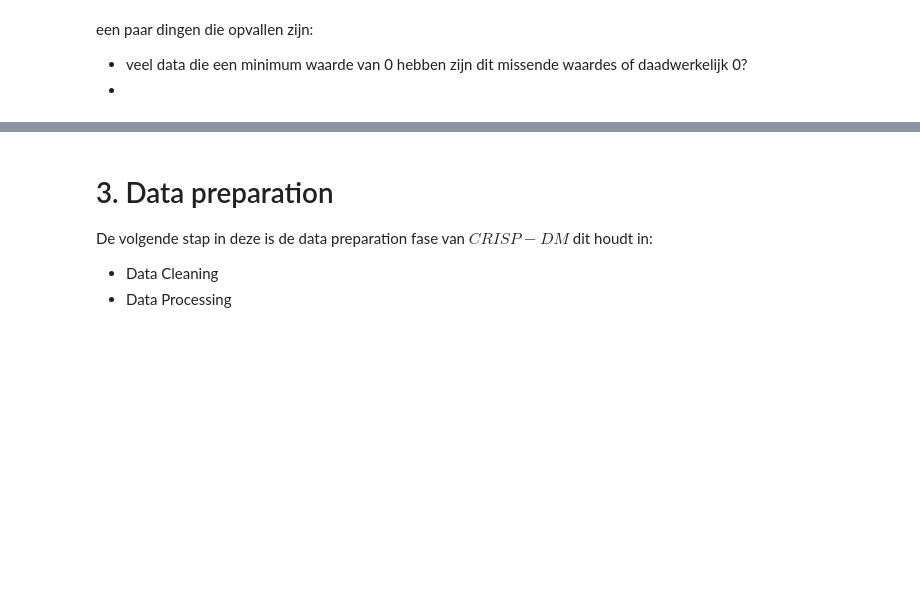
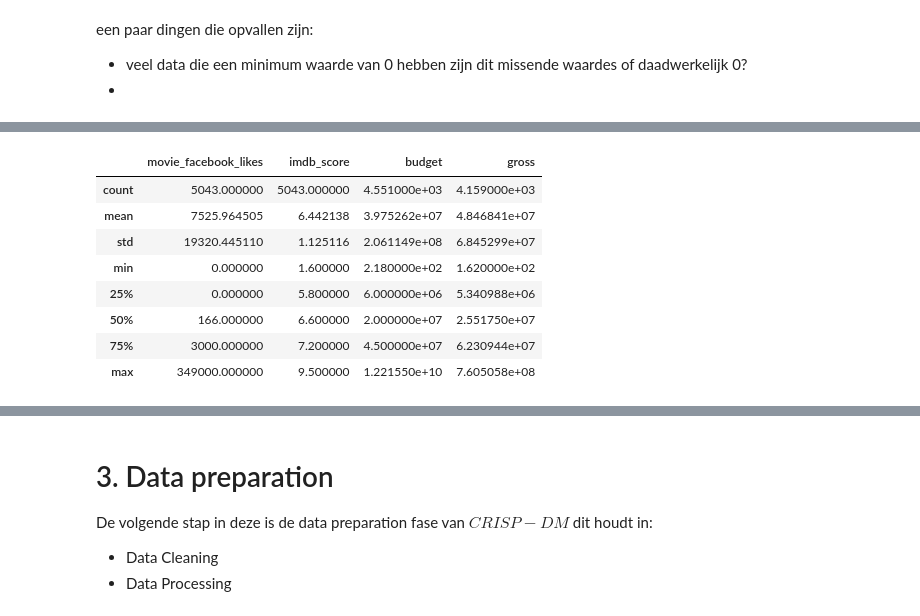
Before and after one commit to GitMathijs/CM2024-casus, a Jupyter notebook: CM_casusopdracht.ipynb, the cells around one changed output, grey strips where cells are left out. Saved outputs shown, nothing was run; the diff lists cells and outputs as text; code cells hidden in the pictures; blank space fills up the shorter version.

```diff
--- a/CM_casusopdracht.ipynb
+++ b/CM_casusopdracht.ipynb
@@ -88,0 +118,13 @@ een paar dingen die opvallen zijn:
+# %%
+# Centrum- en spreidingsmaten
+data_analyse.describe()
+# %% [output]
+|  | movie_facebook_likes | imdb_score | budget | gross |
+| count | 5043.000000 | 5043.000000 | 4.551000e+03 | 4.159000e+03 |
+| mean | 7525.964505 | 6.442138 | 3.975262e+07 | 4.846841e+07 |
+| std | 19320.445110 | 1.125116 | 2.061149e+08 | 6.845299e+07 |
+| min | 0.000000 | 1.600000 | 2.180000e+02 | 1.620000e+02 |
+| 25% | 0.000000 | 5.800000 | 6.000000e+06 | 5.340988e+06 |
+| 50% | 166.000000 | 6.600000 | 2.000000e+07 | 2.551750e+07 |
+| 75% | 3000.000000 | 7.200000 | 4.500000e+07 | 6.230944e+07 |
+| max | 349000.000000 | 9.500000 | 1.221550e+10 | 7.605058e+08 |
```
Also changed, not shown: parts of 4 cells of this notebook.
